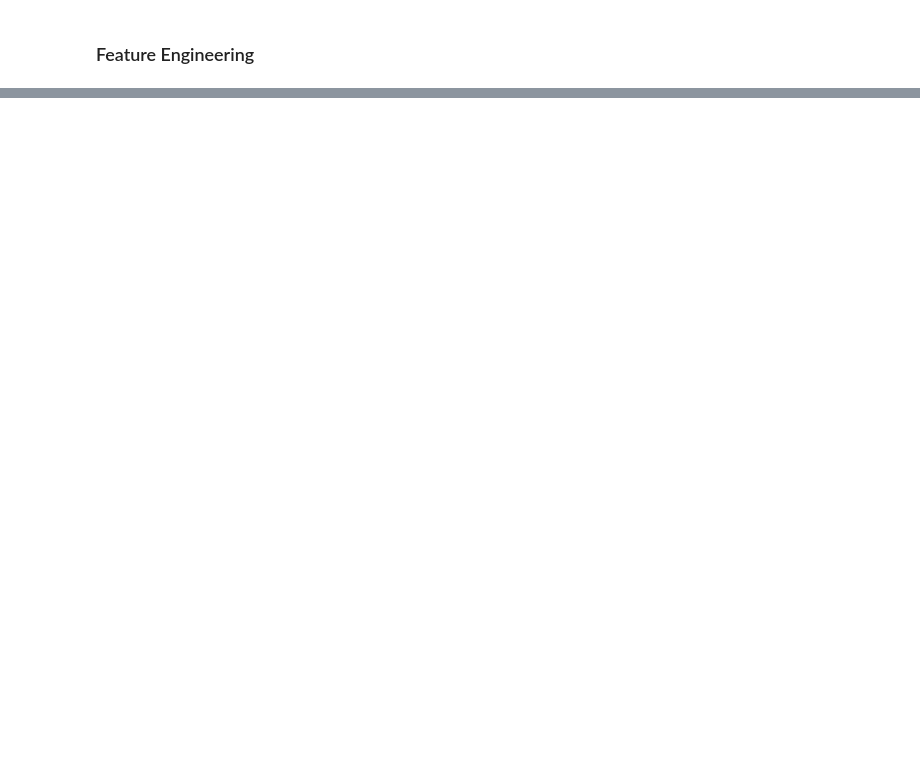
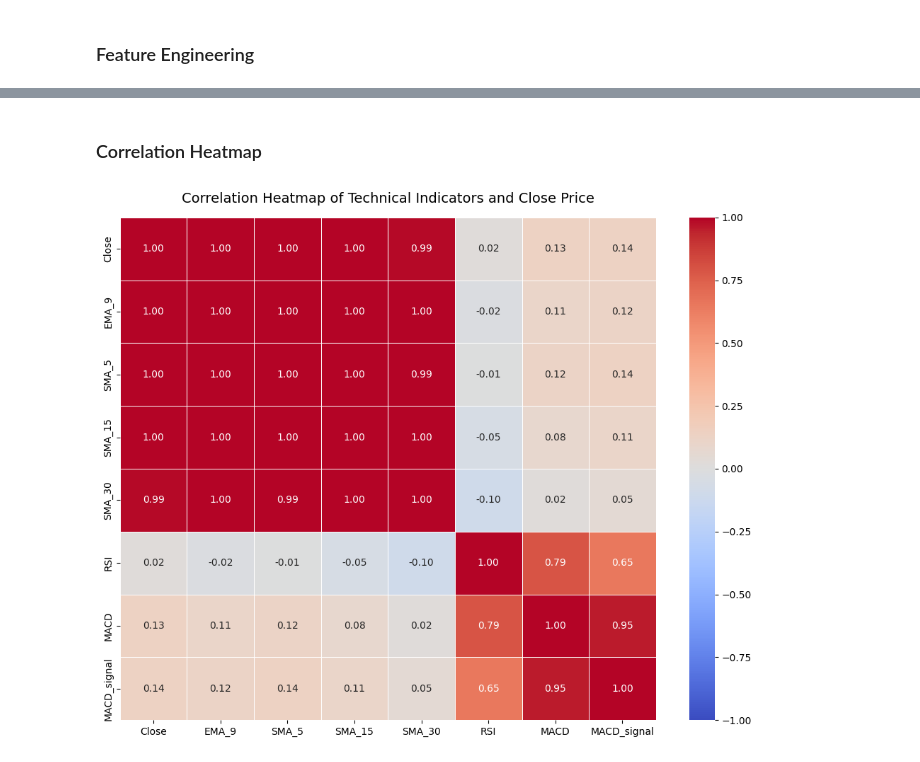
Before and after one commit to Thomatomb-git/Project_ML, a Jupyter notebook: notebooks/Data_Preparation.ipynb, the cells around one changed output, grey strips where cells are left out. Saved outputs shown, nothing was run; the diff lists cells and outputs as text; code cells hidden in the pictures; blank space fills up the shorter version.

```diff
--- a/notebooks/Data_Preparation.ipynb
+++ b/notebooks/Data_Preparation.ipynb
@@ -62,0 +72,17 @@ print(f"Data fitur disimpan di: {output_path}")
+# %% [markdown]
+### Correlation Heatmap
+# %%
+import matplotlib.pyplot as plt
+import seaborn as sns
+
+features_to_plot = ['Close', 'EMA_9', 'SMA_5', 'SMA_15', 'SMA_30', 'RSI', 'MACD', 'MACD_signal']
+corr_matrix = df[features_to_plot].corr()
+
+plt.figure(figsize=(10, 8))
+sns.heatmap(corr_matrix, annot=True, cmap='coolwarm', fmt=".2f", linewidths=0.5, vmin=-1, vmax=1)
+plt.title('Correlation Heatmap of Technical Indicators and Close Price', fontsize=14, pad=15)
+plt.tight_layout()
+plt.savefig('../outputs/plots/correlation_heatmap.png')
+plt.show()
+# %% [output]
+[figure, added]
```
Also changed, not shown: parts of 2 cells of this notebook, 3 other files.
